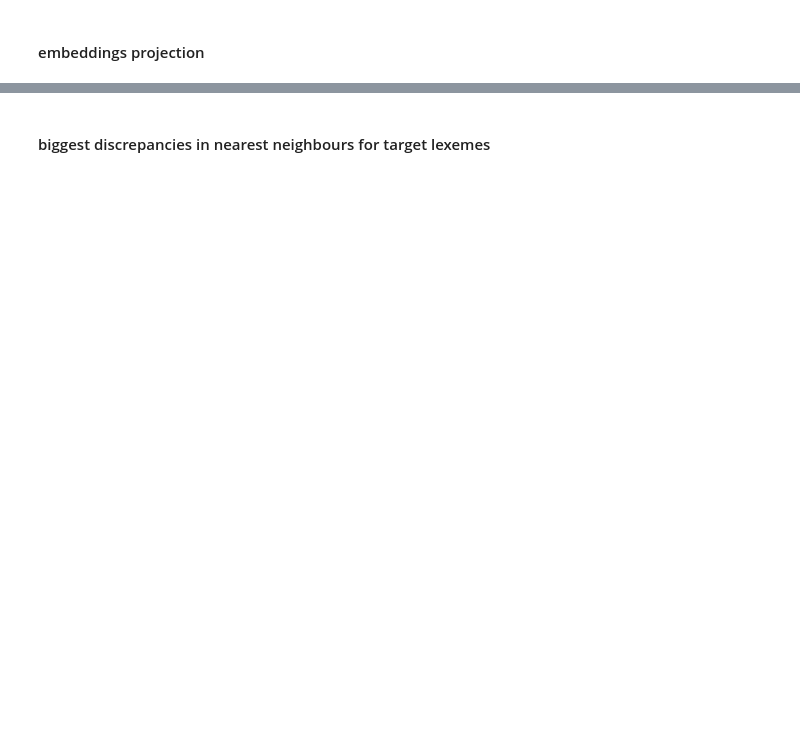
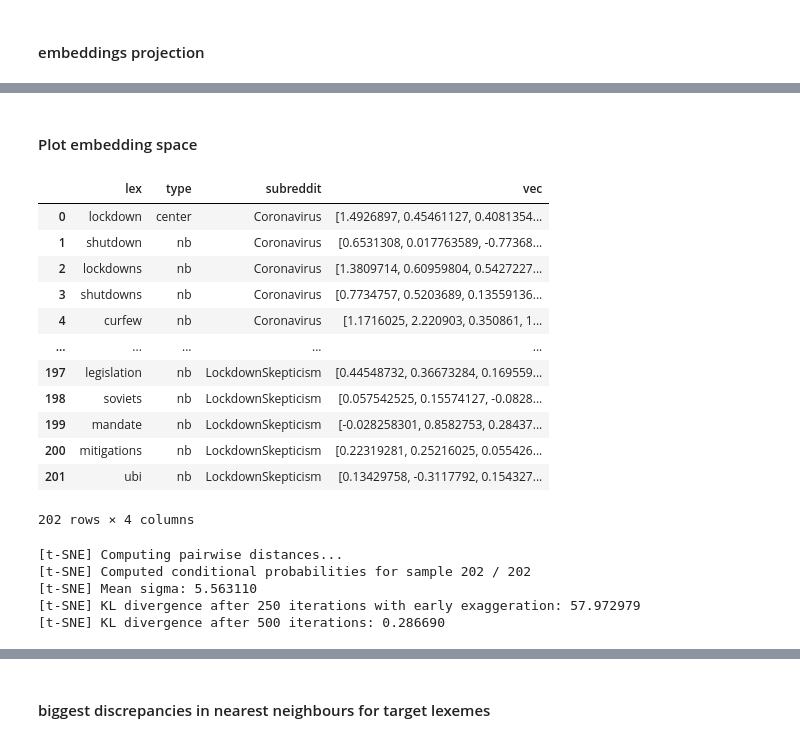
Before and after one commit to wuqui/neocov, a Jupyter notebook: index.ipynb, the cells around one changed output, grey strips where cells are left out. Cells and saved outputs as stored; diff of their text form; code cells hidden in the pictures; blank space fills up the shorter version.

Commit message:
add plots for vector spaces

```diff
--- a/index.ipynb
+++ b/index.ipynb
@@ -389,19 +389,13 @@ def get_pole_avg(model, lex, k):
 	pole_avg = np.mean(vecs, axis=0)
 	return pole_avg
 # %%
-def make_sem_axis(model, pole_word_1: str, pole_word_2: str):
+def make_sem_axis_avg(model, pole_word_1: str, pole_word_2: str, k=10):
 	pole_1_vec = model_1.wv.get_vector(pole_1)
 	pole_2_vec = model_1.wv.get_vector(pole_2)
-	sem_axis = pole_1_vec - pole_2_vec
+	pole_1_avg = get_pole_avg(model_1, pole_word_1, k)
+	pole_2_avg = get_pole_avg(model_1, pole_word_2, k)
+	sem_axis = pole_1_avg - pole_2_avg
 	return sem_axis
-# %%
-def make_sem_axis_avg(model, pole_word_1: str, pole_word_2: str):
-	pole_1_vec = model_1.wv.get_vector(pole_1)
-	pole_2_vec = model_1.wv.get_vector(pole_2)
-	pole_1_avg = get_pole_avg(model_1, pole_word_1, k=10)
-	pole_2_avg = get_pole_avg(model_1, pole_word_2, k=10)
-	sem_axis = pole_1_avg - pole_2_avg
-	return sem_axis
 # %%
 def get_axis_sim(lex: str, pole_word_1: str, pole_word_2: str, model):
 	sem_axis = make_sem_axis_avg(model, pole_word_1, pole_word_2)
@@ -442,3 +435,49 @@ alt.Chart(sims_df).mark_line(point=True).encode(
 )
 # %% [output]
 [interactive output not drawn]
+# %% [markdown]
+#### Plot embedding space
+# %%
+lex_vecs = []
+for lex in lexs:
+	for model in models:
+		lex_d = {}
+		lex_d['lex'] = lex
+		lex_d['subreddit'] = model['subreddit']
+		lex_d['vec'] = model['model'].wv.get_vector(lex)
+		lex_vecs.append(lex_d)
+# %%
+lex = 'lockdown'
+lex_vecs = []
+
+for model in models:
+	lex_d = {}
+	lex_d['lex'] = lex
+	lex_d['type'] = 'center'
+	lex_d['subreddit'] = model['subreddit']
+	lex_d['vec'] = model['model'].wv.get_vector(lex)
+	lex_vecs.append(lex_d)
+	for nb, sim in model['model'].wv.most_similar(lex, topn=100):
+		lex_d = {}
+		lex_d['lex'] = nb
+		lex_d['type'] = 'nb'
+		lex_d['subreddit'] = model['subreddit']
+		lex_d['vec'] =  model['model'].wv.get_vector(nb)
+		lex_vecs.append(lex_d)
+# %%
+vecs_df = pd.DataFrame(lex_vecs)
+vecs_df
+# %% [output]
+|  | lex | type | subreddit | vec |
+| 0 | lockdown | center | Coronavirus | [1.4926897, 0.45461127, 0.4081354... |
+| 1 | shutdown | nb | Coronavirus | [0.6531308, 0.017763589, -0.77368... |
+| 2 | lockdowns | nb | Coronavirus | [1.3809714, 0.60959804, 0.5427227... |
+| 3 | shutdowns | nb | Coronavirus | [0.7734757, 0.5203689, 0.13559136... |
+| 4 | curfew | nb | Coronavirus | [1.1716025, 2.220903, 0.350861, 1... |
+| ... | ... | ... | ... | ... |
+| 197 | legislation | nb | LockdownSkepticism | [0.44548732, 0.36673284, 0.169559... |
+| 198 | soviets | nb | LockdownSkepticism | [0.057542525, 0.15574127, -0.0828... |
+| 199 | mandate | nb | LockdownSkepticism | [-0.028258301, 0.8582753, 0.28437... |
+| 200 | mitigations | nb | LockdownSkepticism | [0.22319281, 0.25216025, 0.055426... |
+| 201 | ubi | nb | LockdownSkepticism | [0.13429758, -0.3117792, 0.154327... |
+202 rows × 4 columns
@@ -444,0 +486,18 @@ alt.Chart(sims_df).mark_line(point=True).encode(
+# %%
+
+Y_tsne = TSNE(
+    perplexity=70,
+    method='exact',
+    init='pca',
+    verbose=True
+    )\
+    .fit_transform(list(vecs_df['vec']))
+
+vecs_df['x_tsne'] = Y_tsne[:, [0]]
+vecs_df['y_tsne'] = Y_tsne[:, [1]]
+# %% [output]
+[t-SNE] Computing pairwise distances...
+[t-SNE] Computed conditional probabilities for sample 202 / 202
+[t-SNE] Mean sigma: 5.563110
+[t-SNE] KL divergence after 250 iterations with early exaggeration: 57.972979
+[t-SNE] KL divergence after 500 iterations: 0.286690
```
Also changed, not shown: parts of 8 cells of this notebook, 2 other files.
